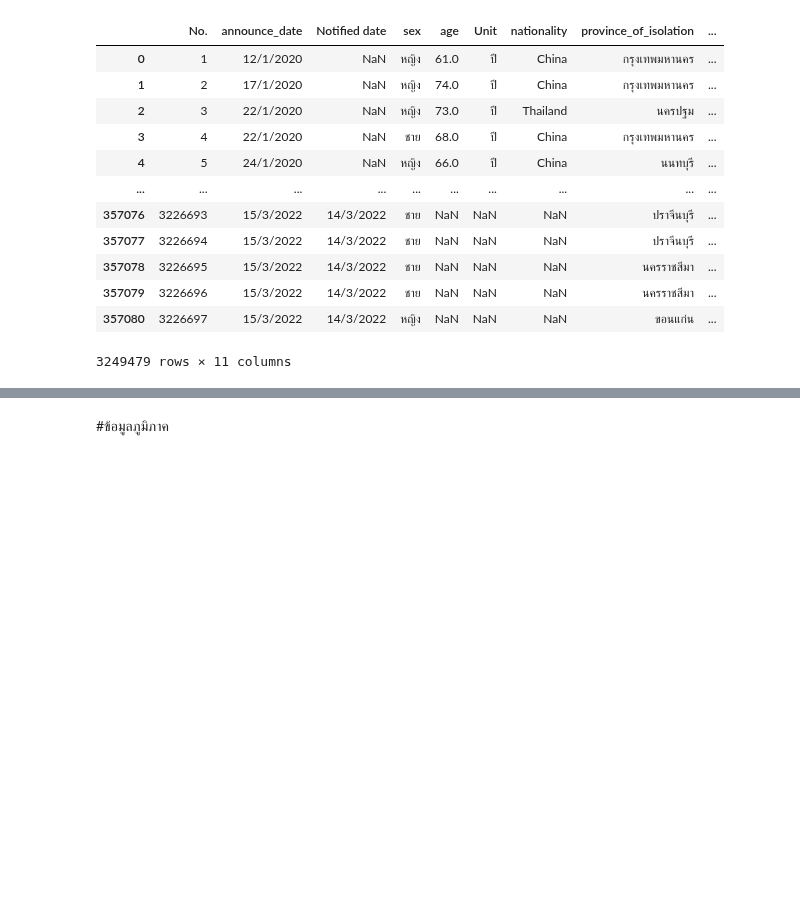
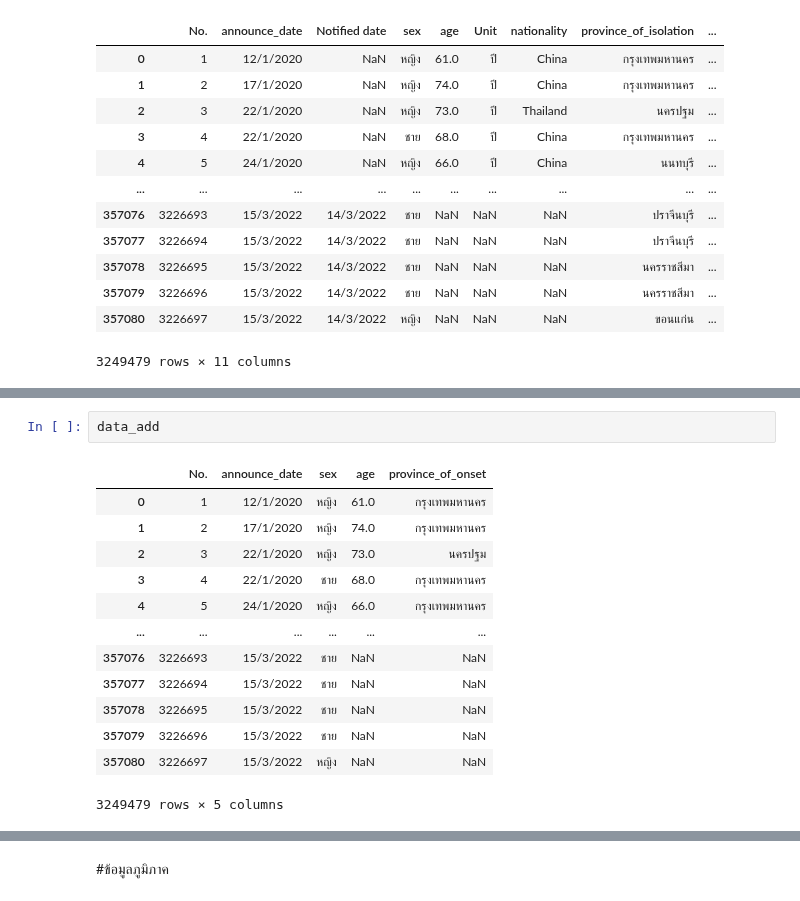
Before and after one commit to sskboonmee/data_viz_2022, a Jupyter notebook: Project_Dataviz.ipynb, the cells around one changed output, grey strips where cells are left out. Cells and saved outputs as stored; diff of their text form; blank space fills up the shorter version.

```diff
--- a/Project_Dataviz.ipynb
+++ b/Project_Dataviz.ipynb
@@ -249,3 +249,19 @@ KeyError: ignored
+# %%
+data_add
+# %% [output]
+|  | No. | announce_date | sex | age | province_of_onset |
+| 0 | 1 | 12/1/2020 | หญิง | 61.0 | กรุงเทพมหานคร |
+| 1 | 2 | 17/1/2020 | หญิง | 74.0 | กรุงเทพมหานคร |
+| 2 | 3 | 22/1/2020 | หญิง | 73.0 | นครปฐม |
+| 3 | 4 | 22/1/2020 | ชาย | 68.0 | กรุงเทพมหานคร |
+| 4 | 5 | 24/1/2020 | หญิง | 66.0 | กรุงเทพมหานคร |
+| ... | ... | ... | ... | ... | ... |
+| 357076 | 3226693 | 15/3/2022 | ชาย | NaN | NaN |
+| 357077 | 3226694 | 15/3/2022 | ชาย | NaN | NaN |
+| 357078 | 3226695 | 15/3/2022 | ชาย | NaN | NaN |
+| 357079 | 3226696 | 15/3/2022 | ชาย | NaN | NaN |
+| 357080 | 3226697 | 15/3/2022 | หญิง | NaN | NaN |
+3249479 rows × 5 columns
 # %%
 data_add.isnull().any() #False = ไม่มี Missing True = มี Missing
 # %% [output]
```
Also changed, not shown: parts of 16 cells of this notebook.
